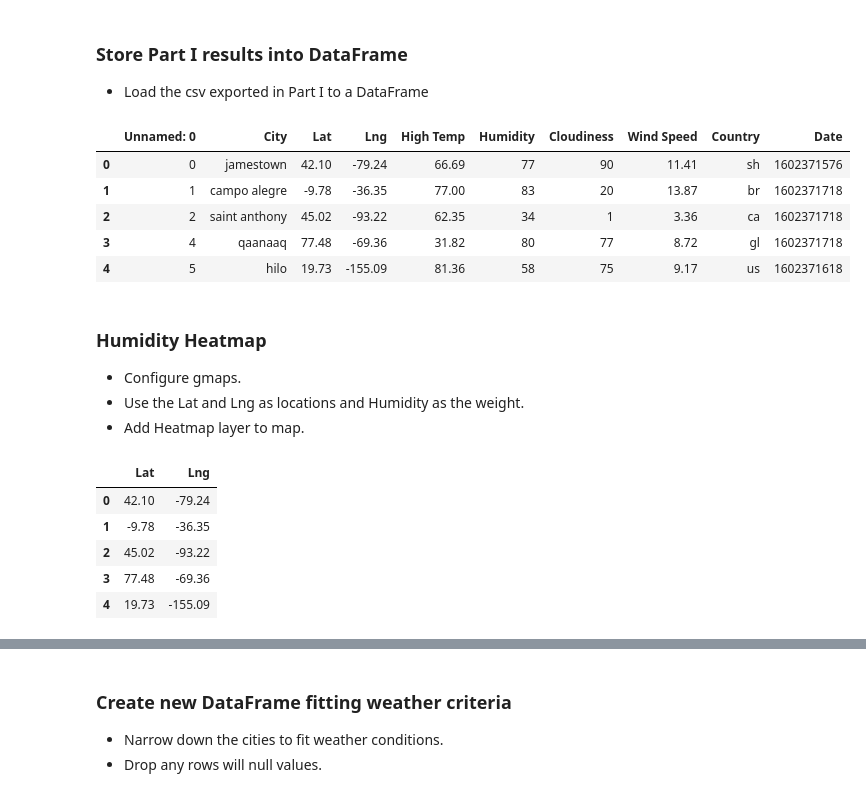
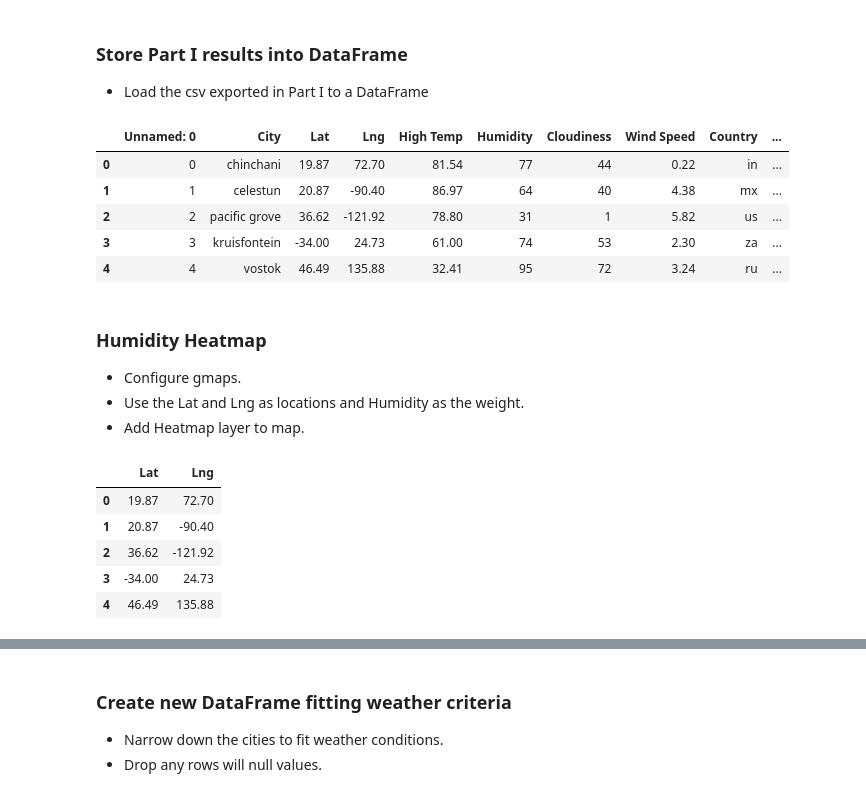
Before and after one commit to cro1100/python-api-challenge, a Jupyter notebook: starter_code/VacationPy.ipynb, the cells around one changed output, grey strips where cells are left out. Cells and saved outputs as stored; diff of their text form; code cells hidden in the pictures.

```diff
--- a/starter_code/VacationPy.ipynb
+++ b/starter_code/VacationPy.ipynb
@@ -24,15 +24,15 @@ gmaps.configure(api_key=g_key)
 ### Store Part I results into DataFrame
 * Load the csv exported in Part I to a DataFrame
 # %%
-vacation_df = pd.read_csv('../output_data/cities_test.csv')
+vacation_df = pd.read_csv('../output_data/cities.csv')
 vacation_df.head()
 # %% [output]
-|  | Unnamed: 0 | City | Lat | Lng | High Temp | Humidity | Cloudiness | Wind Speed | Country | Date |
-| 0 | 0 | jamestown | 42.10 | -79.24 | 66.69 | 77 | 90 | 11.41 | sh | 1602371576 |
-| 1 | 1 | campo alegre | -9.78 | -36.35 | 77.00 | 83 | 20 | 13.87 | br | 1602371718 |
-| 2 | 2 | saint anthony | 45.02 | -93.22 | 62.35 | 34 | 1 | 3.36 | ca | 1602371718 |
-| 3 | 4 | qaanaaq | 77.48 | -69.36 | 31.82 | 80 | 77 | 8.72 | gl | 1602371718 |
-| 4 | 5 | hilo | 19.73 | -155.09 | 81.36 | 58 | 75 | 9.17 | us | 1602371618 |
+|  | Unnamed: 0 | City | Lat | Lng | High Temp | Humidity | Cloudiness | Wind Speed | Country | ... |
+| 0 | 0 | chinchani | 19.87 | 72.70 | 81.54 | 77 | 44 | 0.22 | in | ... |
+| 1 | 1 | celestun | 20.87 | -90.40 | 86.97 | 64 | 40 | 4.38 | mx | ... |
+| 2 | 2 | pacific grove | 36.62 | -121.92 | 78.80 | 31 | 1 | 5.82 | us | ... |
+| 3 | 3 | kruisfontein | -34.00 | 24.73 | 61.00 | 74 | 53 | 2.30 | za | ... |
+| 4 | 4 | vostok | 46.49 | 135.88 | 32.41 | 95 | 72 | 3.24 | ru | ... |
 # %% [markdown]
 ### Humidity Heatmap
 * Configure gmaps.
@@ -47,11 +47,11 @@ humidity = vacation_df['Humidity'].astype(float)
 locations.head()
 # %% [output]
 |  | Lat | Lng |
-| 0 | 42.10 | -79.24 |
-| 1 | -9.78 | -36.35 |
-| 2 | 45.02 | -93.22 |
-| 3 | 77.48 | -69.36 |
-| 4 | 19.73 | -155.09 |
+| 0 | 19.87 | 72.70 |
+| 1 | 20.87 | -90.40 |
+| 2 | 36.62 | -121.92 |
+| 3 | -34.00 | 24.73 |
+| 4 | 46.49 | 135.88 |
 # %%
 # Plot Heatmap
 fig = gmaps.figure()
```
Also changed, not shown: parts of 5 cells of this notebook, 3 other files.
